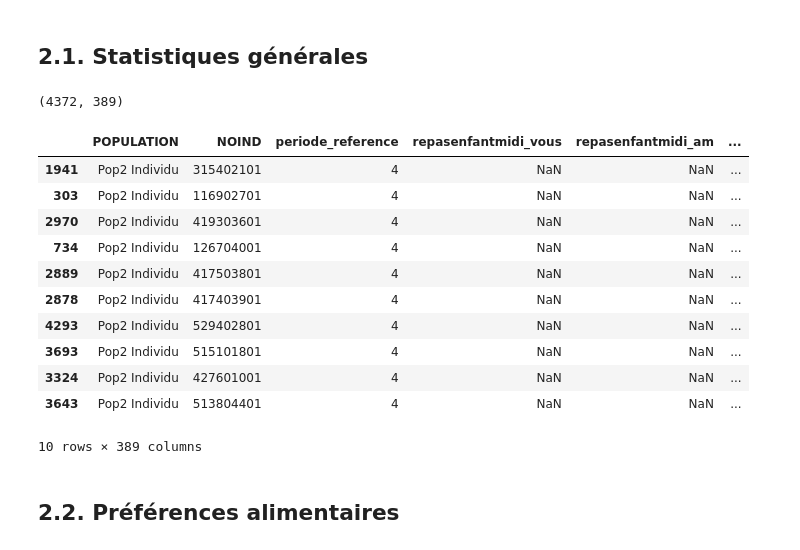
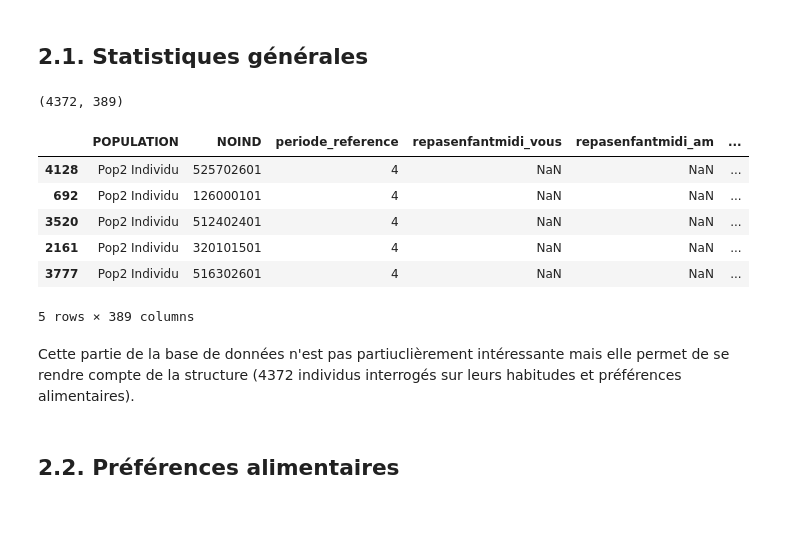
Before and after one commit to Emilecoding/Python-2A-Ensae, a Jupyter notebook: Notebook final.ipynb, the cells around one changed output. Drawn from its saved outputs; the diff is of its cells as text; code cells hidden in the pictures; blank space fills up the shorter version.

```diff
--- a/Notebook final.ipynb
+++ b/Notebook final.ipynb
@@ -203,21 +198,18 @@ cuisson des aliments au barbecue.
 # %%
 habitudes_ali = pd.read_csv('https://www.data.gouv.fr/fr/datasets/r/099351b9-e32e-4e38-8f23-dec21fd07c71', sep = ';')
 print(habitudes_ali.shape)
-habitudes_ali.sample(10)
+habitudes_ali.sample(5)
 # %% [output]
 (4372, 389)
 |  | POPULATION | NOIND | periode_reference | repasenfantmidi_vous | repasenfantmidi_am | ... |
-| 1941 | Pop2 Individu | 315402101 | 4 | NaN | NaN | ... |
-| 303 | Pop2 Individu | 116902701 | 4 | NaN | NaN | ... |
-| 2970 | Pop2 Individu | 419303601 | 4 | NaN | NaN | ... |
-| 734 | Pop2 Individu | 126704001 | 4 | NaN | NaN | ... |
-| 2889 | Pop2 Individu | 417503801 | 4 | NaN | NaN | ... |
-| 2878 | Pop2 Individu | 417403901 | 4 | NaN | NaN | ... |
-| 4293 | Pop2 Individu | 529402801 | 4 | NaN | NaN | ... |
-| 3693 | Pop2 Individu | 515101801 | 4 | NaN | NaN | ... |
-| 3324 | Pop2 Individu | 427601001 | 4 | NaN | NaN | ... |
-| 3643 | Pop2 Individu | 513804401 | 4 | NaN | NaN | ... |
+| 4128 | Pop2 Individu | 525702601 | 4 | NaN | NaN | ... |
+| 692 | Pop2 Individu | 126000101 | 4 | NaN | NaN | ... |
+| 3520 | Pop2 Individu | 512402401 | 4 | NaN | NaN | ... |
+| 2161 | Pop2 Individu | 320101501 | 4 | NaN | NaN | ... |
+| 3777 | Pop2 Individu | 516302601 | 4 | NaN | NaN | ... |
-10 rows × 389 columns
+5 rows × 389 columns
+# %% [markdown]
+Cette partie de la base de données n'est pas partiuclièrement intéressante mais elle permet de se rendre compte de la structure (4372 individus interrogés sur leurs habitudes et préférences alimentaires).
 # %% [markdown]
 ## 2.2. Préférences alimentaires
 # %%
```
Also changed, not shown: parts of 22 cells of this notebook.
